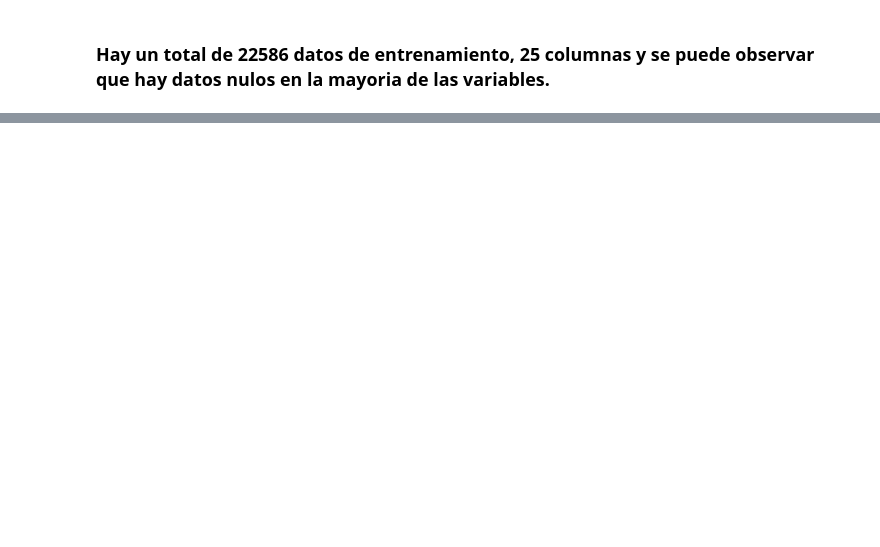
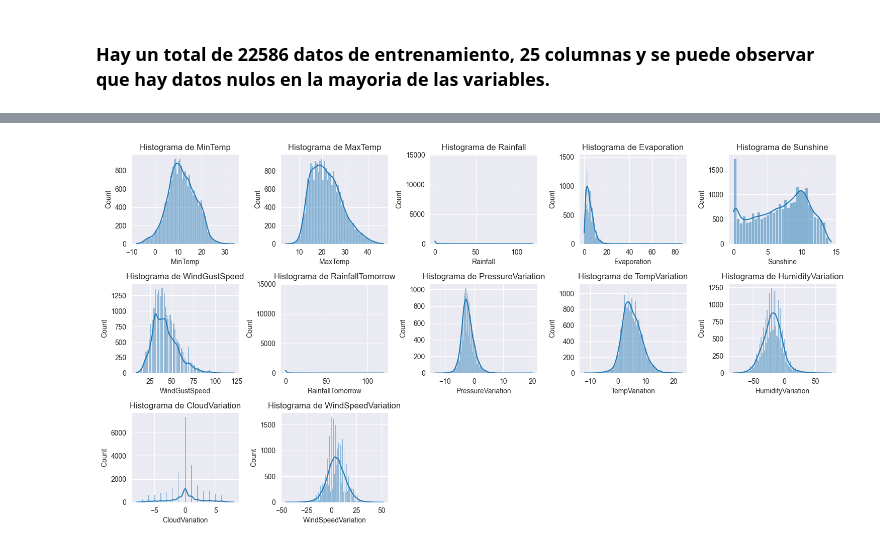
Before and after one commit to pepeargent0/AA1-TUIA-Ponce-Yanez, a Jupyter notebook: TP-integrador-AA1.ipynb, the cells around one changed output, grey strips where cells are left out. Saved outputs shown, nothing was run; the diff lists cells and outputs as text; code cells hidden in the pictures; blank space fills up the shorter version.

```diff
--- a/TP-integrador-AA1.ipynb
+++ b/TP-integrador-AA1.ipynb
@@ -192,0 +260,16 @@ dtype: int64
+# %%
+train['RainToday'] = train['RainToday'].map({'No': 0, 'Yes': 1})
+train['RainTomorrow'] = train['RainTomorrow'].map({'No': 0, 'Yes': 1})
+# %%
+numeric_columns = train.select_dtypes(include=[np.float64]).columns
+
+plt.figure(figsize=(15, 10))
+for i, column in enumerate(numeric_columns, 1):
+    plt.subplot(4, 5, i)
+    sns.histplot(train[column].dropna(), kde=True)
+    plt.title(f'Histograma de {column}')
+
+plt.tight_layout()
+plt.show()
+# %% [output]
+[figure, added]
```
Also changed, not shown: parts of 51 cells of this notebook, 1 other file.
